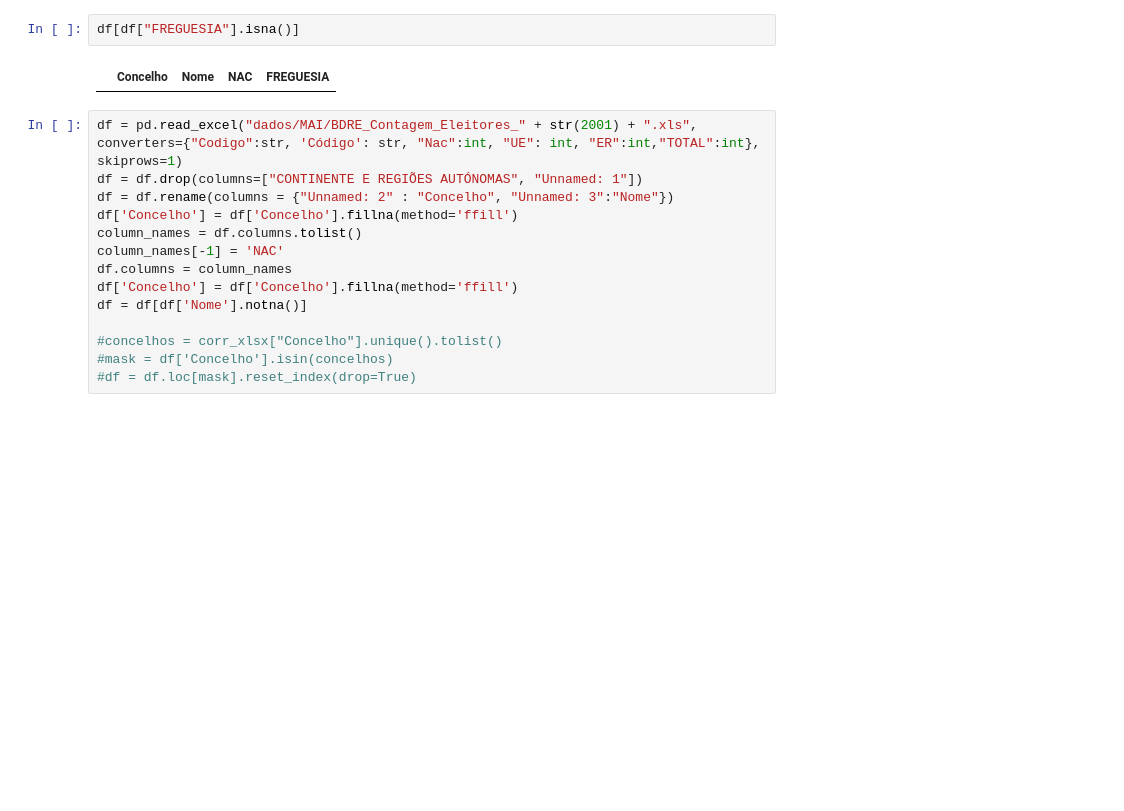
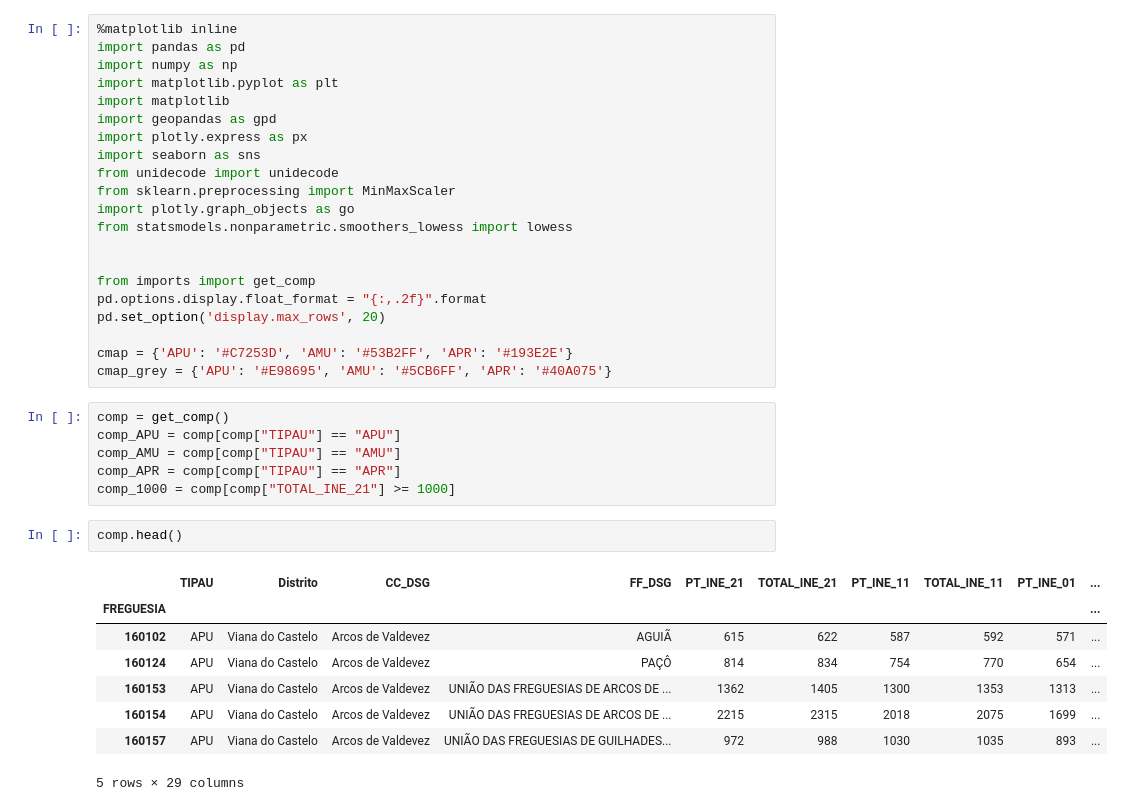
Before and after one commit to Whiskas123/ffms-abstencao, a Jupyter notebook: ETL.ipynb, the cells around one changed output. Saved outputs shown, nothing was run; the diff lists cells and outputs as text; blank space fills up the shorter version.

```diff
--- a/ETL.ipynb
+++ b/ETL.ipynb
@@ -337,18 +1,38 @@ mai01.head()
-# %%
-df[df["FREGUESIA"].isna()]
-# %% [output]
-|  | Concelho | Nome | NAC | FREGUESIA |
-# %%
-df = pd.read_excel("dados/MAI/BDRE_Contagem_Eleitores_" + str(2001) + ".xls", converters={"Codigo":str, 'Código': str, "Nac":int, "UE": int, "ER":int,"TOTAL":int}, skiprows=1)
-df = df.drop(columns=["CONTINENTE E REGIÕES AUTÓNOMAS", "Unnamed: 1"])
-df = df.rename(columns = {"Unnamed: 2" : "Concelho", "Unnamed: 3":"Nome"})
-df['Concelho'] = df['Concelho'].fillna(method='ffill')
-column_names = df.columns.tolist()
-column_names[-1] = 'NAC'
-df.columns = column_names
-df['Concelho'] = df['Concelho'].fillna(method='ffill')
-df = df[df['Nome'].notna()]
-
-#concelhos = corr_xlsx["Concelho"].unique().tolist()
-#mask = df['Concelho'].isin(concelhos)
-#df = df.loc[mask].reset_index(drop=True)
+# %%
+%matplotlib inline
+import pandas as pd
+import numpy as np
+import matplotlib.pyplot as plt
+import matplotlib
+import geopandas as gpd
+import plotly.express as px
+import seaborn as sns
+from unidecode import unidecode
+from sklearn.preprocessing import MinMaxScaler
+import plotly.graph_objects as go
+from statsmodels.nonparametric.smoothers_lowess import lowess
+
+
+from imports import get_comp
+pd.options.display.float_format = "{:,.2f}".format
+pd.set_option('display.max_rows', 20)
+
+cmap = {'APU': '#C7253D', 'AMU': '#53B2FF', 'APR': '#193E2E'}
+cmap_grey = {'APU': '#E98695', 'AMU': '#5CB6FF', 'APR': '#40A075'}
+# %%
+comp = get_comp()
+comp_APU = comp[comp["TIPAU"] == "APU"]
+comp_AMU = comp[comp["TIPAU"] == "AMU"]
+comp_APR = comp[comp["TIPAU"] == "APR"]
+comp_1000 = comp[comp["TOTAL_INE_21"] >= 1000]
+# %%
+comp.head()
+# %% [output]
+|  | TIPAU | Distrito | CC_DSG | FF_DSG | PT_INE_21 | TOTAL_INE_21 | PT_INE_11 | TOTAL_INE_11 | PT_INE_01 | ... |
+| FREGUESIA |  |  |  |  |  |  |  |  |  | ... |
+| 160102 | APU | Viana do Castelo | Arcos de Valdevez | AGUIÃ | 615 | 622 | 587 | 592 | 571 | ... |
+| 160124 | APU | Viana do Castelo | Arcos de Valdevez | PAÇÔ | 814 | 834 | 754 | 770 | 654 | ... |
+| 160153 | APU | Viana do Castelo | Arcos de Valdevez | UNIÃO DAS FREGUESIAS DE ARCOS DE ... | 1362 | 1405 | 1300 | 1353 | 1313 | ... |
+| 160154 | APU | Viana do Castelo | Arcos de Valdevez | UNIÃO DAS FREGUESIAS DE ARCOS DE ... | 2215 | 2315 | 2018 | 2075 | 1699 | ... |
+| 160157 | APU | Viana do Castelo | Arcos de Valdevez | UNIÃO DAS FREGUESIAS DE GUILHADES... | 972 | 988 | 1030 | 1035 | 893 | ... |
+5 rows × 29 columns
```
Also changed, not shown: parts of 39 cells of this notebook, 17 other files.
